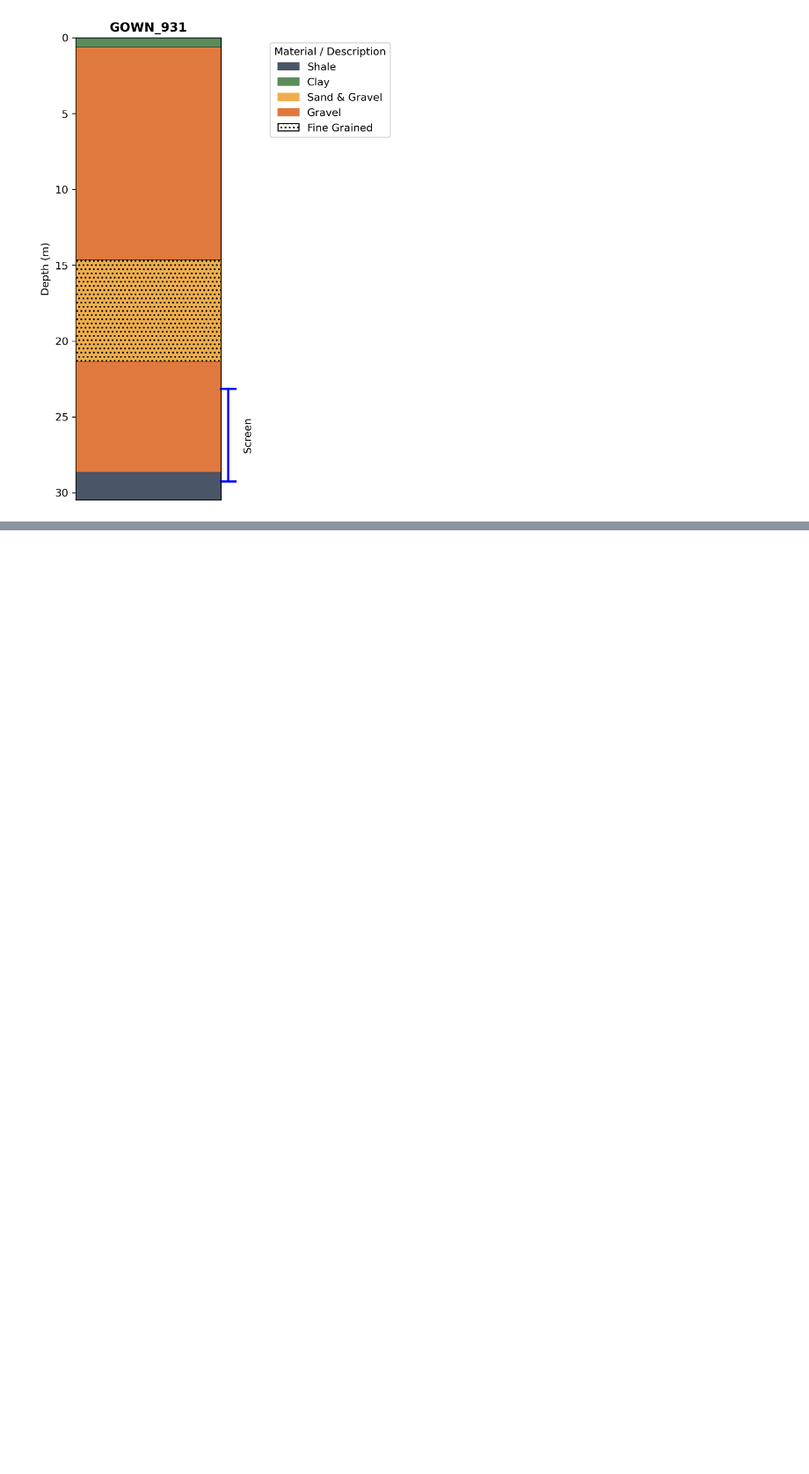
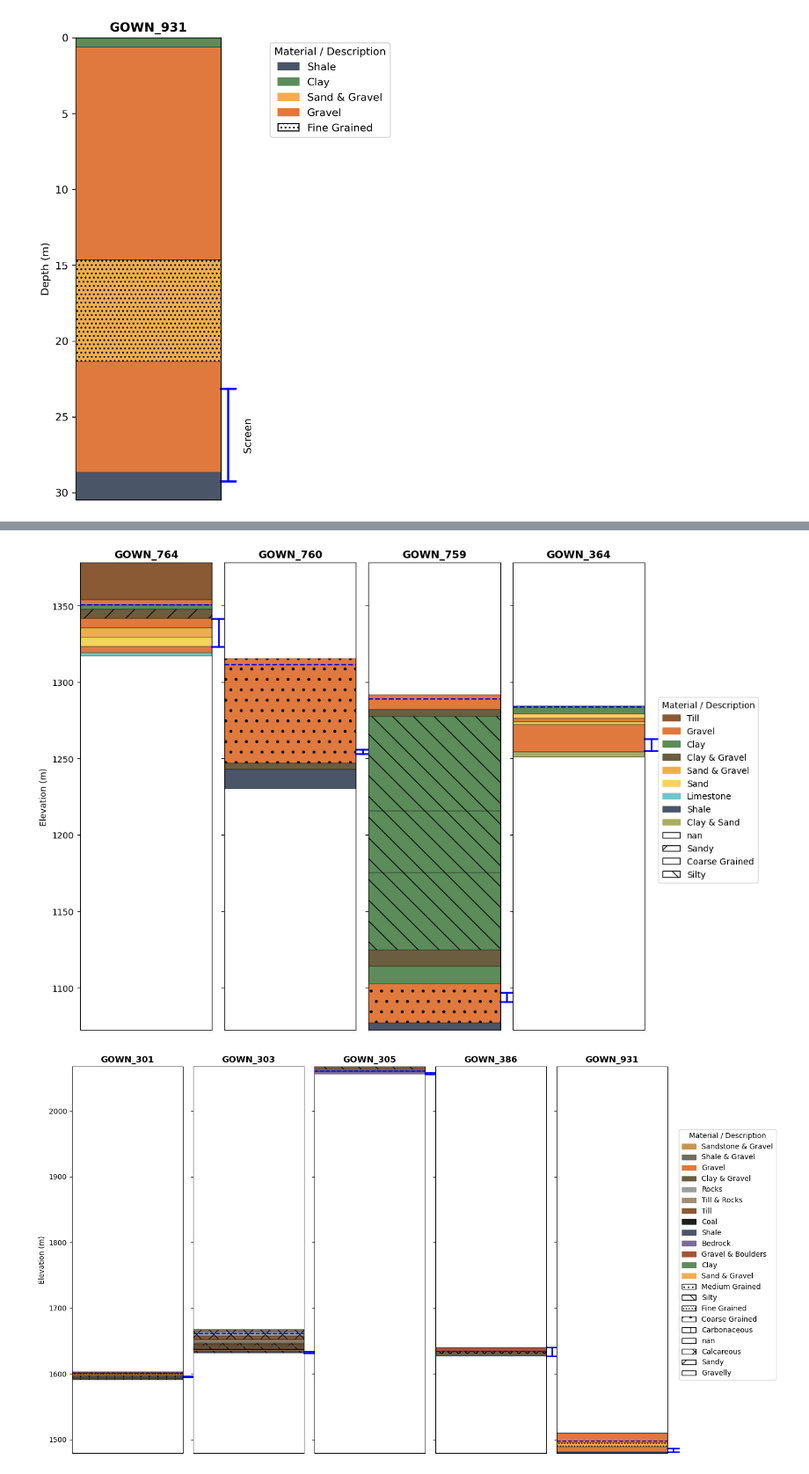
Before and after one commit to 2spi/groundwater, a Jupyter notebook: notebooks/bow_valley/cross_section.ipynb, the cells around one changed output, grey strips where cells are left out. Shown at 88% size. Saved outputs shown, nothing was run; the diff lists cells and outputs as text; code cells hidden in the pictures; blank space fills up the shorter version.

```diff
--- a/notebooks/bow_valley/cross_section.ipynb
+++ b/notebooks/bow_valley/cross_section.ipynb
@@ -154,0 +262,54 @@ for well, df in formation.items():
+# %%
+group1 = [764, 760, 759, 364]
+group2 = [w for w in wells if w not in group1]
+
+for group in (group1, group2):
+    fig, axes = plt.subplots(1, len(group), figsize=(2.5*len(group), 8), dpi=100, sharey=True)
+    if len(group) == 1:
+        axes = [axes]
+
+    all_material_handles = {}
+    all_desc_handles = {}
+
+    for ax, well in zip(axes, group):
+        df = formation[well]
+        depth_top = df['top_elev_m'].values
+        depth_base = df['base_elev_m'].values
+        lithology = df['material'].values
+        desc = df['description'].values
+
+        screen_top = meta.loc[well]['top_elev_m']
+        screen_base = meta.loc[well]['base_elev_m']
+        wlvl = wells_wls[f'0{well}'].mean()
+
+        ax.plot([1.05, 1.05], [screen_top, screen_base], color='blue', lw=2, clip_on=False)
+        ax.plot([1.0, 1.1], [screen_top, screen_top], color='blue', lw=2, clip_on=False)
+        ax.plot([1.0, 1.1], [screen_base, screen_base], color='blue', lw=2, clip_on=False)
+
+        ax.axhline(wlvl, color='blue', lw=1.5, ls='--', clip_on=False)
+
+        for top, base, lith, d in zip(depth_top, depth_base, lithology, desc):
+            ax.fill_betweenx([top, base], 0, 1, color=palette[lith],
+                              hatch=hatch_map.get(d), edgecolor="#050505", linewidth=0.3)
+            all_material_handles[lith] = mpatches.Patch(color=palette[lith], label=lith)
+            all_desc_handles[d] = mpatches.Patch(facecolor='none', edgecolor='#050505',
+                                                  hatch=hatch_map.get(d), linewidth=1, label=d)
+
+        ax.set_xlim(0, 1)
+        ax.set_xticks([])
+        ax.set_title(f"GOWN_{well}", fontweight='bold')
+
+    axes[0].set_ylabel('Elevation (m)')
+    axes[0].set_ylim(
+        min(formation[w]['base_elev_m'].min() for w in group),
+        max(formation[w]['top_elev_m'].max() for w in group)
+    )
+
+    handles = list(all_material_handles.values()) + list(all_desc_handles.values())
+    fig.legend(handles=handles, loc='center left', bbox_to_anchor=(1.0, 0.5), title='Material / Description')
+
+    plt.tight_layout()
+    plt.show()
+# %% [output]
+[figure, added]
+[figure, added]
```
Also changed, not shown: parts of 3 cells of this notebook.
